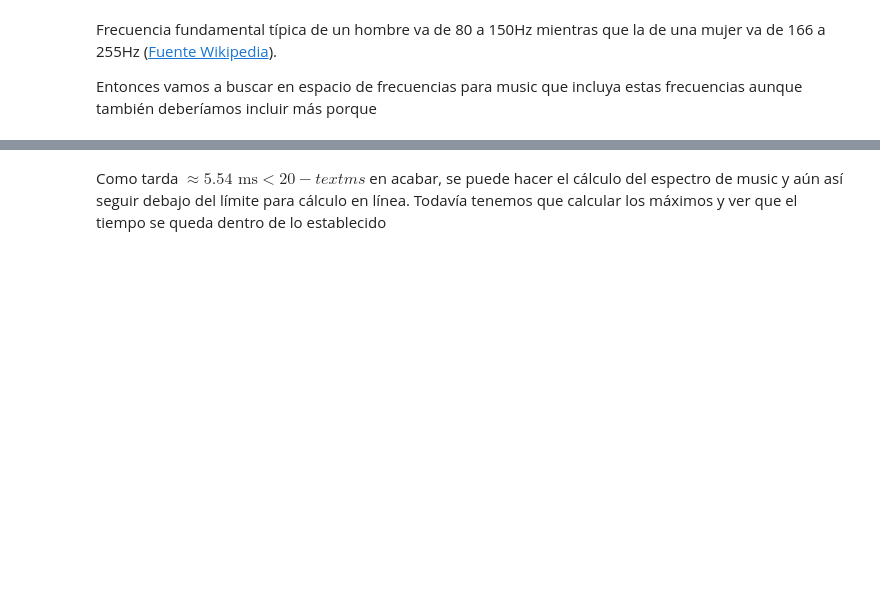
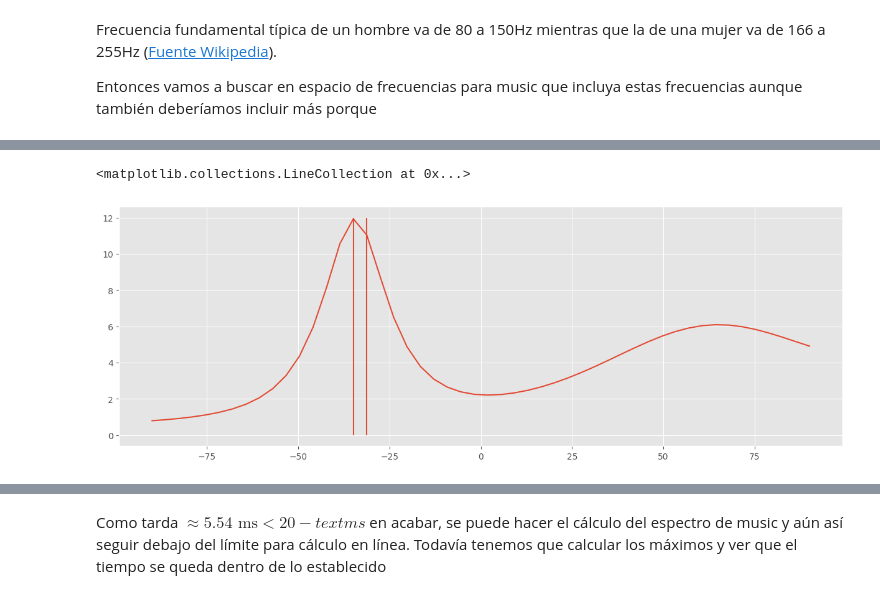
Before and after one commit to linear-regret/PDA, a Jupyter notebook: Proyecto PDA/AIRA_read_music.ipynb, the cells around one changed output, grey strips where cells are left out. Saved outputs shown, nothing was run; the diff lists cells and outputs as text; code cells hidden in the pictures; blank space fills up the shorter version.

```diff
--- a/Proyecto PDA/AIRA_read_music.ipynb
+++ b/Proyecto PDA/AIRA_read_music.ipynb
@@ -268,0 +333,11 @@ angles_AIRA=np.linspace(-90,90,50) # Los ángulos para buscar ortogonalidad
+# %%
+def agrupacion_promedio(music_spectrum,angles):
+    avg=np.mean(music_spectrum,axis=0)
+    idxs_max=np.argpartition(avg,-2)[-2:]
+    return angles[idxs_max],avg[idxs_max]
+
+plt.plot(angles_AIRA, music_spectrum_AIRA.mean(axis=0)-1)
+plt.vlines(x=agrupacion_promedio(music_spectrum_AIRA-1,angles_AIRA)[0],ymin=0,ymax=12)
+# %% [output]
+<matplotlib.collections.LineCollection at 0x...>
+[figure, added]
```
Also changed, not shown: parts of 37 cells of this notebook, 1 other file.
